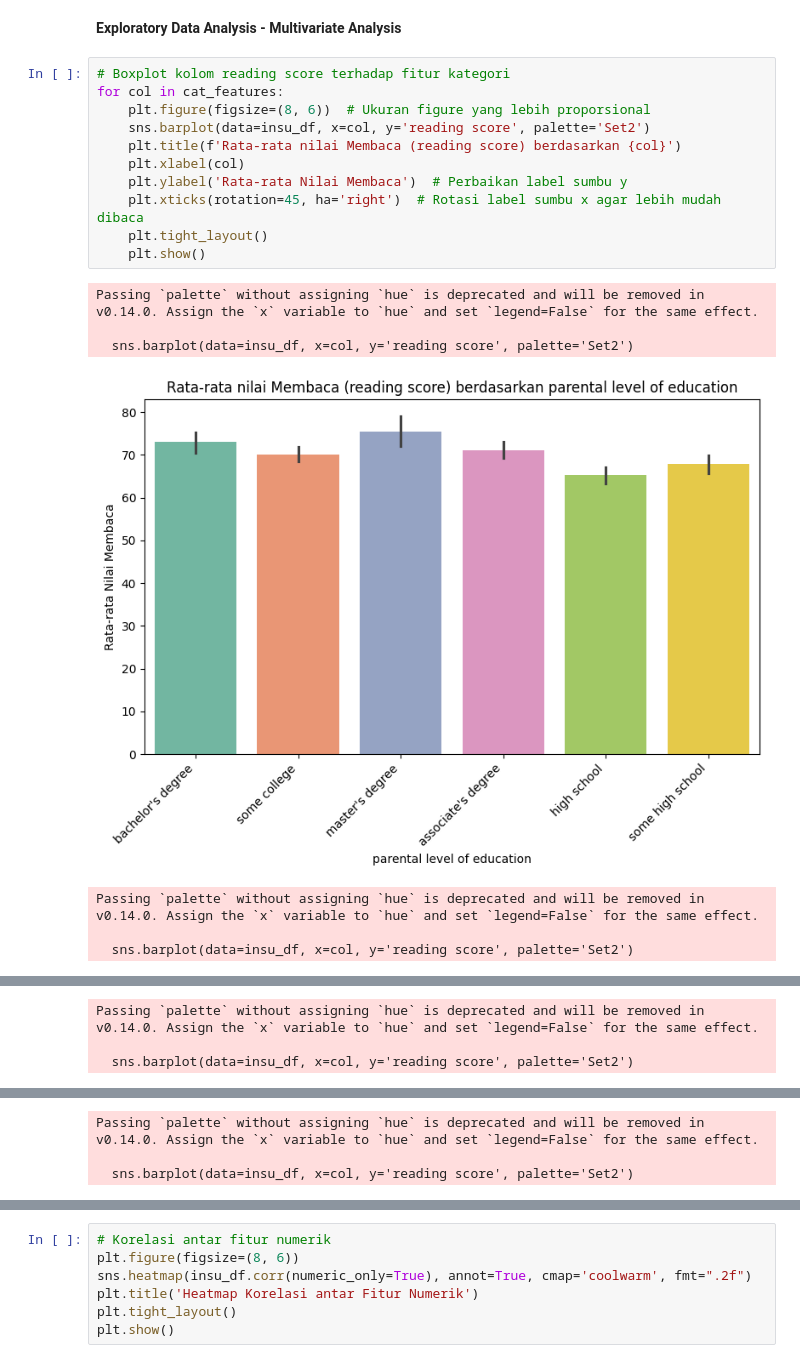
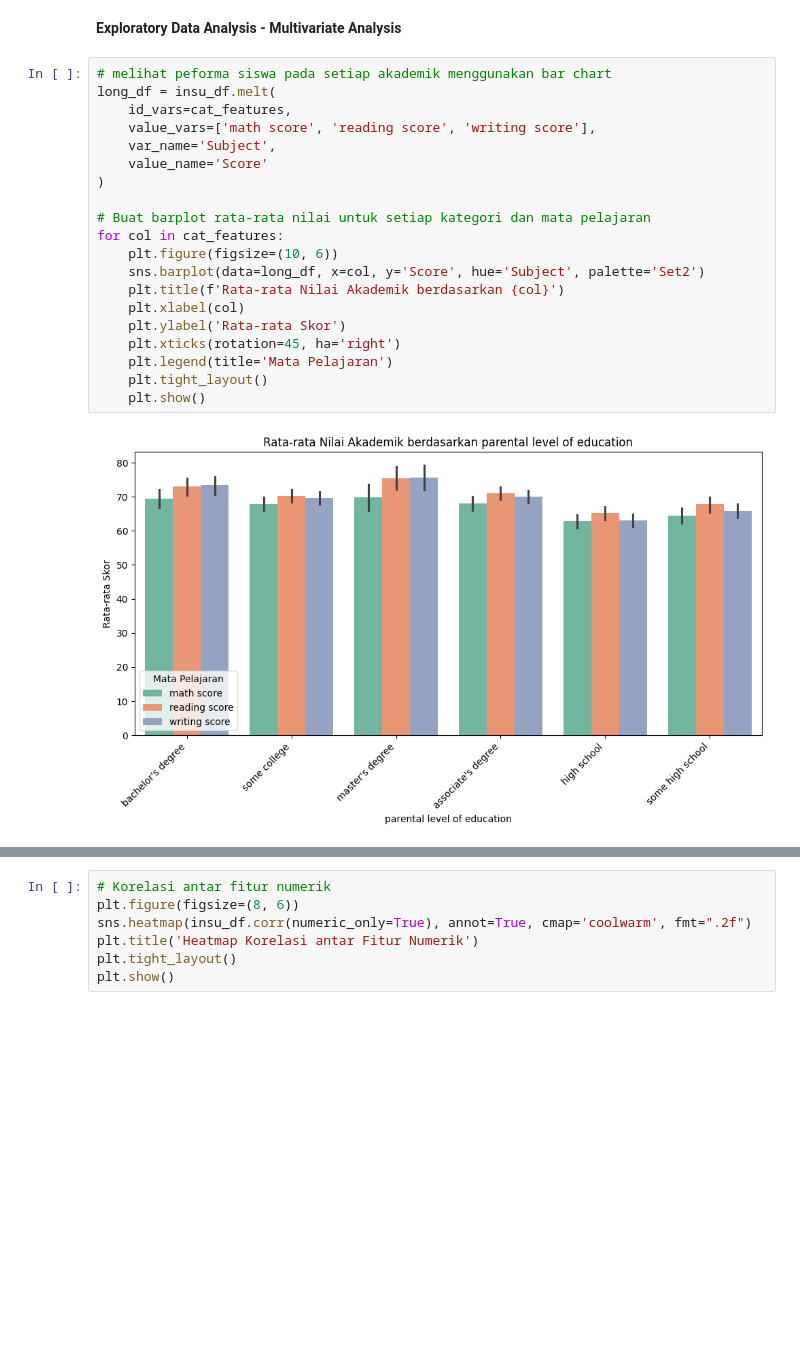
Before and after one commit to Merri135/Mechine-Learning-Terapan, a Jupyter notebook: Mechine_Learning_Terapan_Merri_Putri_.ipynb, the cells around one changed output, grey strips where cells are left out. Saved outputs shown, nothing was run; the diff lists cells and outputs as text; blank space fills up the shorter version.

```diff
--- a/Mechine_Learning_Terapan_Merri_Putri_.ipynb
+++ b/Mechine_Learning_Terapan_Merri_Putri_.ipynb
@@ -302,21 +297,24 @@ plt.show()
 # %% [markdown]
  **Exploratory Data Analysis - Multivariate Analysis**
 # %%
-# Boxplot kolom reading score terhadap fitur kategori
+# melihat peforma siswa pada setiap akademik menggunakan bar chart
+long_df = insu_df.melt(
+    id_vars=cat_features,
+    value_vars=['math score', 'reading score', 'writing score'],
+    var_name='Subject',
+    value_name='Score'
+)
+
+# Buat barplot rata-rata nilai untuk setiap kategori dan mata pelajaran
 for col in cat_features:
-    plt.figure(figsize=(8, 6))  # Ukuran figure yang lebih proporsional
-    sns.barplot(data=insu_df, x=col, y='reading score', palette='Set2')
-    plt.title(f'Rata-rata nilai Membaca (reading score) berdasarkan {col}')
+    plt.figure(figsize=(10, 6))
+    sns.barplot(data=long_df, x=col, y='Score', hue='Subject', palette='Set2')
+    plt.title(f'Rata-rata Nilai Akademik berdasarkan {col}')
     plt.xlabel(col)
-    plt.ylabel('Rata-rata Nilai Membaca')  # Perbaikan label sumbu y
-    plt.xticks(rotation=45, ha='right')  # Rotasi label sumbu x agar lebih mudah dibaca
+    plt.ylabel('Rata-rata Skor')
+    plt.xticks(rotation=45, ha='right')
+    plt.legend(title='Mata Pelajaran')
     plt.tight_layout()
     plt.show()
 # %% [output]
-Passing `palette` without assigning `hue` is deprecated and will be removed in v0.14.0. Assign the `x` variable to `hue` and set `legend=False` for the same effect.
-
-  sns.barplot(data=insu_df, x=col, y='reading score', palette='Set2')
-[figure, old version]
+[figure, new version]
-Passing `palette` without assigning `hue` is deprecated and will be removed in v0.14.0. Assign the `x` variable to `hue` and set `legend=False` for the same effect.
-
-  sns.barplot(data=insu_df, x=col, y='reading score', palette='Set2')
@@ -324,3 +321,0 @@ Passing `palette` without assigning `hue` is deprecated and will be removed in v
-Passing `palette` without assigning `hue` is deprecated and will be removed in v0.14.0. Assign the `x` variable to `hue` and set `legend=False` for the same effect.
-
-  sns.barplot(data=insu_df, x=col, y='reading score', palette='Set2')
@@ -328,3 +322,0 @@ Passing `palette` without assigning `hue` is deprecated and will be removed in v
-Passing `palette` without assigning `hue` is deprecated and will be removed in v0.14.0. Assign the `x` variable to `hue` and set `legend=False` for the same effect.
-
-  sns.barplot(data=insu_df, x=col, y='reading score', palette='Set2')
```
Also changed, not shown: parts of 16 cells of this notebook.
